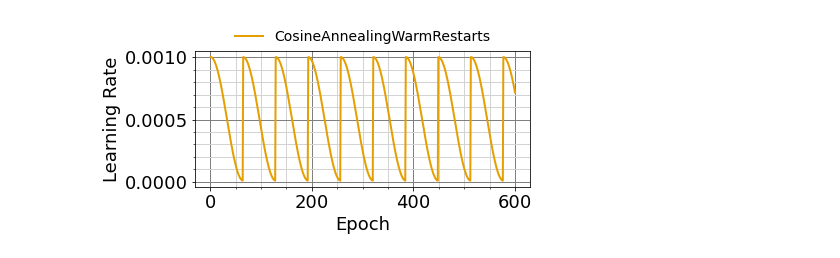
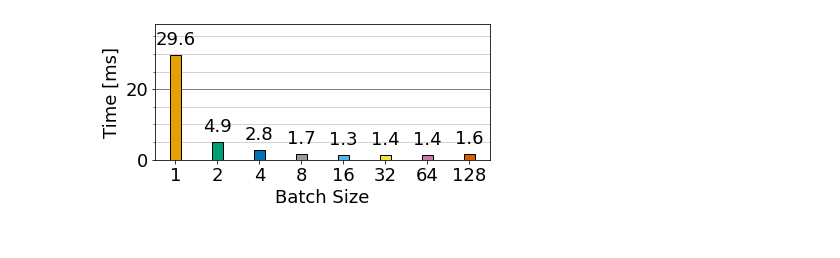
Before and after one commit to MartinBuessemeyer/Efficient-Image-Super-Resolution, a Jupyter notebook: notebooks/visualizations.ipynb, the cells around one changed output. Drawn from its saved outputs; the diff is of its cells as text; code cells hidden in the pictures.

```diff
--- a/notebooks/visualizations.ipynb
+++ b/notebooks/visualizations.ipynb
@@ -180,8 +154,7 @@ make_line_chart(filtered_x.values, filtered_y.values, lables, "Epoch", "DIV2K PS
-# %%
-data = get_data(["lr", "Epoch"])
-filtered_x = data.filter(regex=("Epoch_rfdn.advanced_600_epochs_lr_1e-3_eta-min_1e-5.csv")).transpose()
-filtered_y = data.filter(items=["lr_rfdn_advanced_600_epochs_lr_1e-3_eta-min_1e-5.csv"]).transpose()
-lables = ["CosineAnnealingWarmRestarts"]
-make_line_chart(filtered_x.values, filtered_y.values, lables, "Epoch", "Learning Rate", "epoch_lr_cawr.svg", legend_location="upper center")
-# %% [output]
-[figure, removed]
+# %%
+data = get_data(["validate.mean_forward_pass_time", "config.batch_size_test"])
+filtered_y = data.filter(regex=("validate\.mean_forward_pass_time_rfdn_advanced_batch_size*")).mean()
+filtered_x = data.filter(regex=("config\.batch_size_test_rfdn_advanced_batch_size_test.*")).head(1)
+make_bar_chart(filtered_x.values[0], filtered_y.values * 1000, "Batch Size", "Time [ms]", "batch_size_average_validation_time.svg", True, lableprecision=1)
+# %% [output]
+[figure, added]
```
Also changed, not shown: parts of 12 cells of this notebook.
